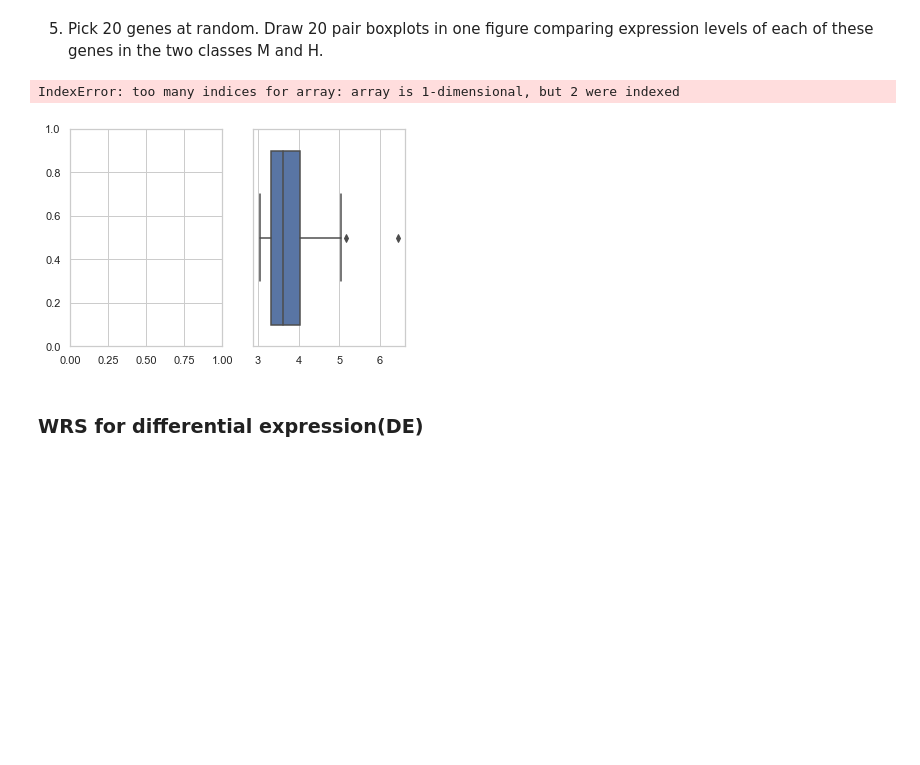
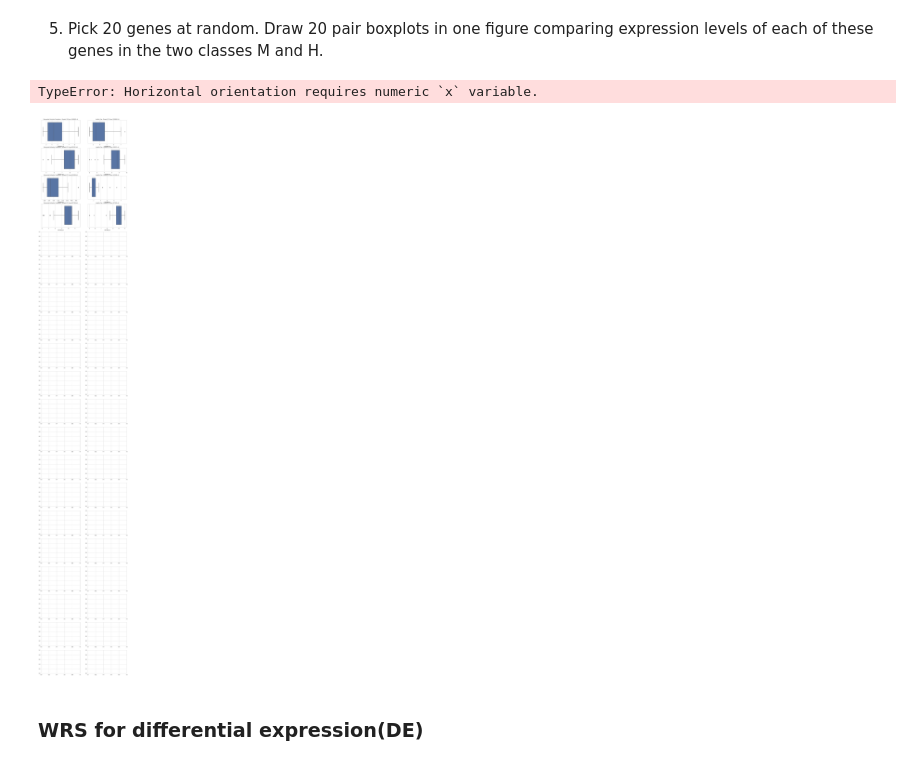
Before and after one commit to EyalMichaeli/IDC_masters, a Jupyter notebook: SnDA/EX4/EX_4.ipynb, the cells around one changed output. Cells and saved outputs as stored; diff of their text form; code cells hidden in the pictures; blank space fills up the shorter version.

```diff
--- a/SnDA/EX4/EX_4.ipynb
+++ b/SnDA/EX4/EX_4.ipynb
@@ -64,27 +67,23 @@ num_genes = df.shape[1] -1
 There were 45 genes with missing values. After dropping, we're left with 54628 genes.
 # %% [markdown]
 5) Pick 20 genes at random. Draw 20 pair boxplots in one figure comparing expression levels of each of these genes in the two classes M and H.
-# %%
-sample_df = df.sample(n=20, axis='columns')
-sample_df['class'] = df['class']
-# sns.boxplot(x=sample_df[sample_df.columns[0]][sample_df['class']=='M'])#, hue='class', data=sample_df)
-# sns.boxplot(x=sample_df[sample_df.columns[0]][sample_df['class']=='H'])#, hue='class', data=sample_df)
-fig, axs = plt.subplots(1,2)
-# for i in range(2):
-axs[0,0] = sns.boxplot(x=sample_df[sample_df.columns[0]][sample_df['class']=='M'].values)
-    # axs[i,0].set_title(f'Gene {sample_df.columns[i]}, Sick Population')
-axs[1,1] = sns.boxplot(x=sample_df[sample_df.columns[i]][sample_df['class']=='H'].values)
-    # axs[i,1].set_title(f'Gene {sample_df.columns[i]}, Healthy Population')
-fig.tight_layout()
-
-# for ax in axs.flat:
-#     ax.set(xlabel='x-label', ylabel='y-label')
-# for ax in axs.flat:
-#     ax.label_outer()
-# sns.boxplot(y=sample_df['M'].iloc[0], x='M')
-# %% [output]
-IndexError: too many indices for array: array is 1-dimensional, but 2 were indexed
-[figure, removed]
+# %%
+df_h = df[df['class'] == 'H']
+df_m = df[df['class'] == 'M']
+num_sampled_genes = 20
+
+random_indices = np.random.randint(low=1, high=df.shape[1] - 1, size=num_sampled_genes)
+
+fig, ax = plt.subplots(num_sampled_genes, 2, figsize=(15, 5 * num_sampled_genes))
+for ax_ind, i in enumerate(random_indices):
+    gene = df.columns[i]
+    ax0 = sns.boxplot(df_m.iloc[:, i], ax=ax[ax_ind, 0])
+    ax1 = sns.boxplot(df_h.iloc[:, i], ax=ax[ax_ind, 1])
+    ax0.set_title(f'myocardial infraction population - boxplot of gene {gene}'.title())
+    ax1.set_title(f'healthy pop - boxpolt of gene {gene}'.title())
+# %% [output]
+TypeError: Horizontal orientation requires numeric `x` variable.
+[figure, added]
 # %% [markdown]
 ### WRS for differential expression(DE)
 # %% [markdown]
```
Also changed, not shown: parts of 26 cells of this notebook.
